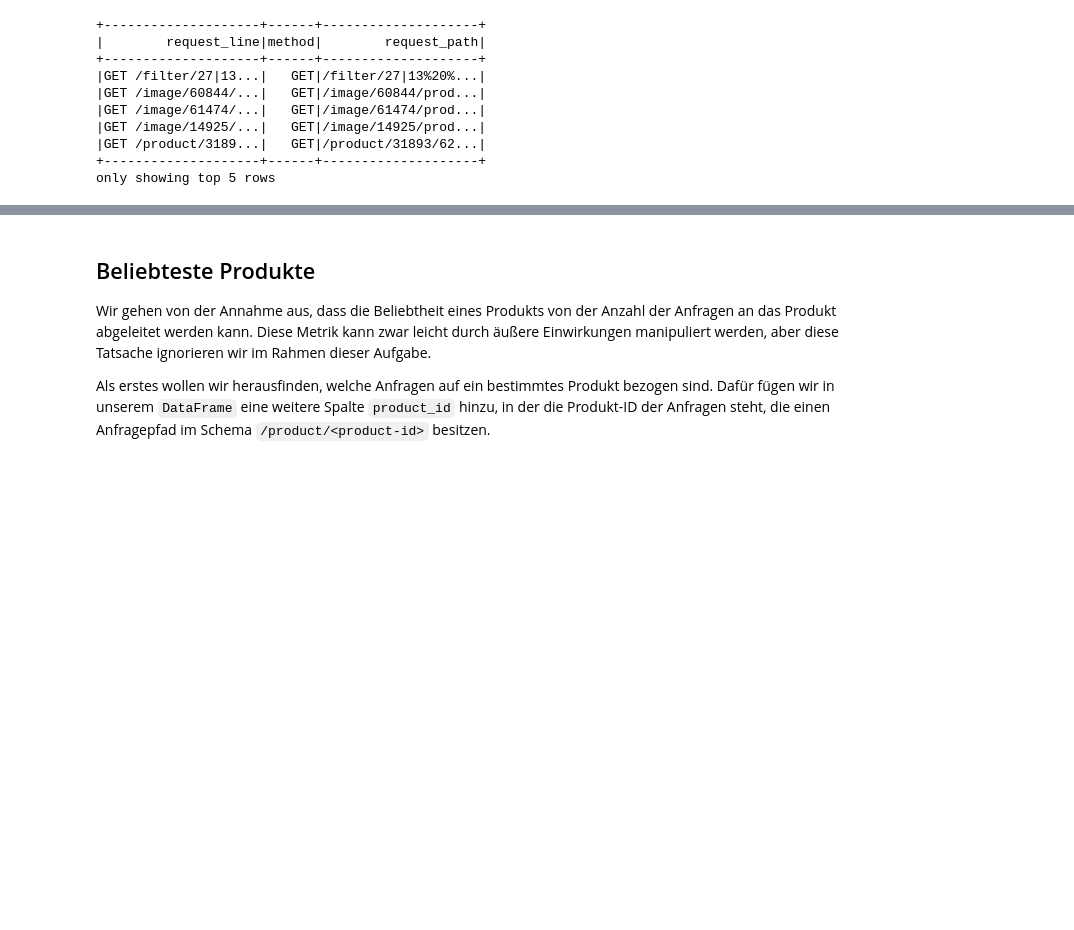
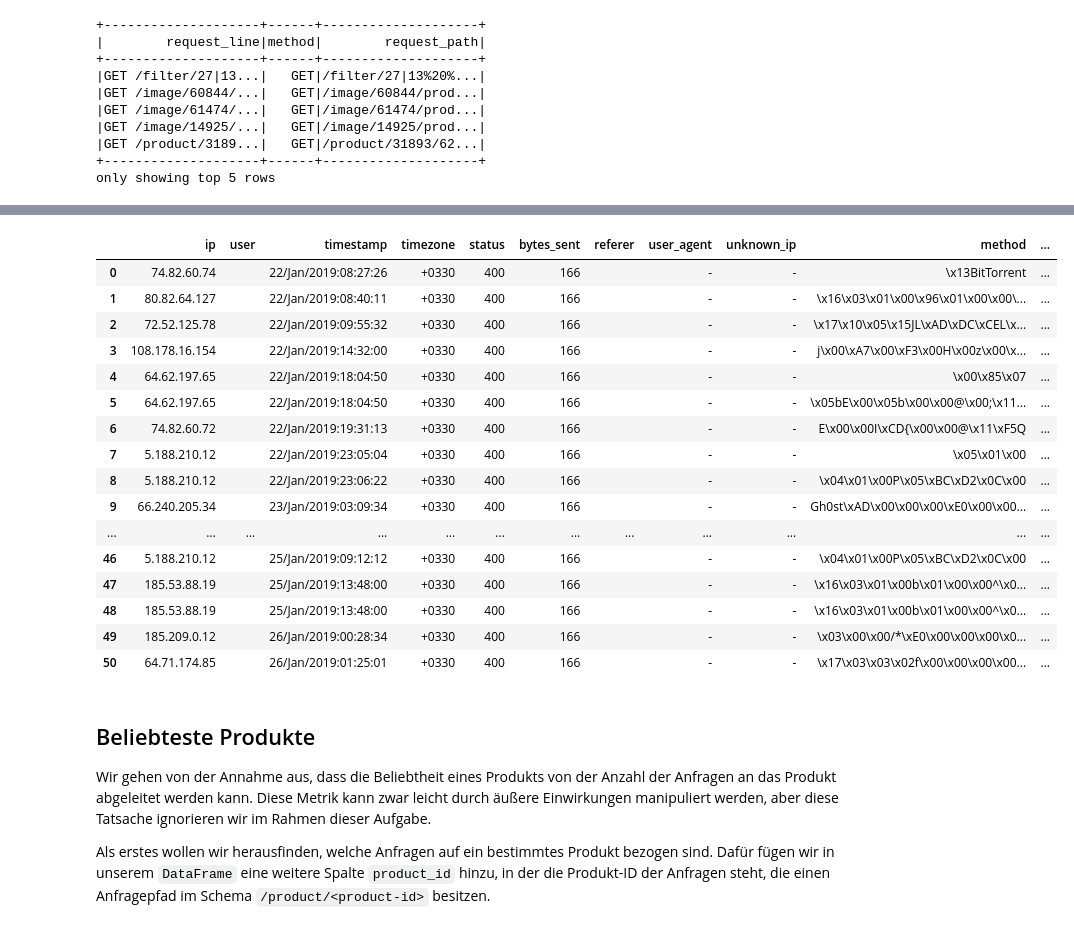
Before and after one commit to Robstei/zugriffsdaten_apache_spark, a Jupyter notebook: index.ipynb, the cells around one changed output, grey strips where cells are left out. Cells and saved outputs as stored; diff of their text form; code cells hidden in the pictures; blank space fills up the shorter version.

Commit message:
Show Method distribution and admin rows

```diff
--- a/index.ipynb
+++ b/index.ipynb
@@ -163,0 +205,22 @@ df = df.drop("request_line")
+# %%
+pd.set_option('display.max_rows', 100)
+pd.set_option("display.max_colwidth", 100)
+df.filter(~df["method"].isin(["GET","POST","CONNECT","HEAD","OPTIONS"])).limit(100).toPandas()
+# %% [output]
+|  | ip | user | timestamp | timezone | status | bytes_sent | referer | user_agent | unknown_ip | method | ... |
+| 0 | 74.82.60.74 |  | 22/Jan/2019:08:27:26 | +0330 | 400 | 166 |  | - | - | \x13BitTorrent | ... |
+| 1 | 80.82.64.127 |  | 22/Jan/2019:08:40:11 | +0330 | 400 | 166 |  | - | - | \x16\x03\x01\x00\x96\x01\x00\x00\... | ... |
+| 2 | 72.52.125.78 |  | 22/Jan/2019:09:55:32 | +0330 | 400 | 166 |  | - | - | \x17\x10\x05\x15JL\xAD\xDC\xCEL\x... | ... |
+| 3 | 108.178.16.154 |  | 22/Jan/2019:14:32:00 | +0330 | 400 | 166 |  | - | - | j\x00\xA7\x00\xF3\x00H\x00z\x00\x... | ... |
+| 4 | 64.62.197.65 |  | 22/Jan/2019:18:04:50 | +0330 | 400 | 166 |  | - | - | \x00\x85\x07 | ... |
+| 5 | 64.62.197.65 |  | 22/Jan/2019:18:04:50 | +0330 | 400 | 166 |  | - | - | \x05bE\x00\x05b\x00\x00@\x00;\x11... | ... |
+| 6 | 74.82.60.72 |  | 22/Jan/2019:19:31:13 | +0330 | 400 | 166 |  | - | - | E\x00\x00I\xCD{\x00\x00@\x11\xF5Q | ... |
+| 7 | 5.188.210.12 |  | 22/Jan/2019:23:05:04 | +0330 | 400 | 166 |  | - | - | \x05\x01\x00 | ... |
+| 8 | 5.188.210.12 |  | 22/Jan/2019:23:06:22 | +0330 | 400 | 166 |  | - | - | \x04\x01\x00P\x05\xBC\xD2\x0C\x00 | ... |
+| 9 | 66.240.205.34 |  | 23/Jan/2019:03:09:34 | +0330 | 400 | 166 |  | - | - | Gh0st\xAD\x00\x00\x00\xE0\x00\x00... | ... |
+| ... | ... | ... | ... | ... | ... | ... | ... | ... | ... | ... | ... |
+| 46 | 5.188.210.12 |  | 25/Jan/2019:09:12:12 | +0330 | 400 | 166 |  | - | - | \x04\x01\x00P\x05\xBC\xD2\x0C\x00 | ... |
+| 47 | 185.53.88.19 |  | 25/Jan/2019:13:48:00 | +0330 | 400 | 166 |  | - | - | \x16\x03\x01\x00b\x01\x00\x00^\x0... | ... |
+| 48 | 185.53.88.19 |  | 25/Jan/2019:13:48:00 | +0330 | 400 | 166 |  | - | - | \x16\x03\x01\x00b\x01\x00\x00^\x0... | ... |
+| 49 | 185.209.0.12 |  | 26/Jan/2019:00:28:34 | +0330 | 400 | 166 |  | - | - | \x03\x00\x00/*\xE0\x00\x00\x00\x0... | ... |
+| 50 | 64.71.174.85 |  | 26/Jan/2019:01:25:01 | +0330 | 400 | 166 |  | - | - | \x17\x03\x03\x02f\x00\x00\x00\x00... | ... |
```
Also changed, not shown: parts of 12 cells of this notebook.
